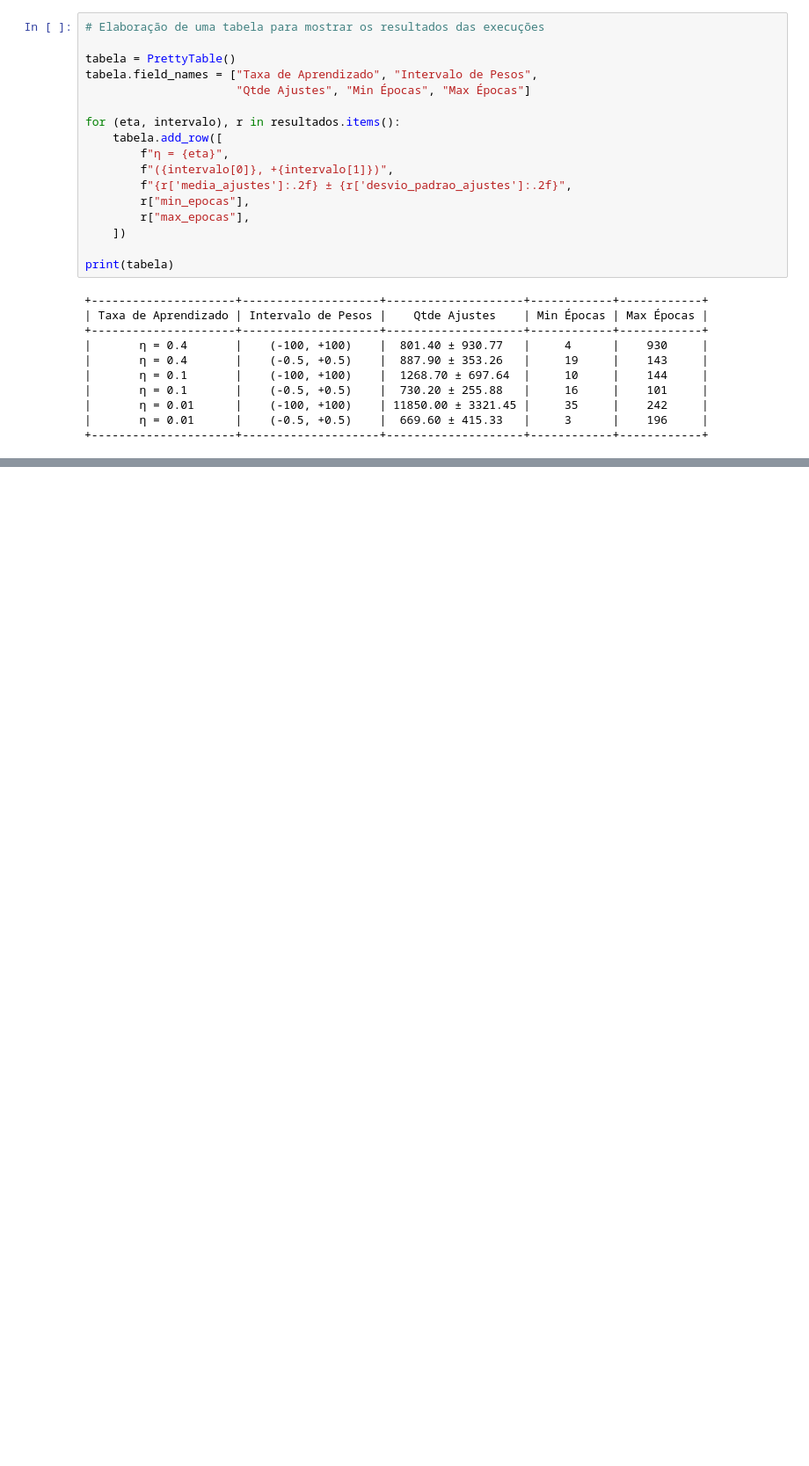
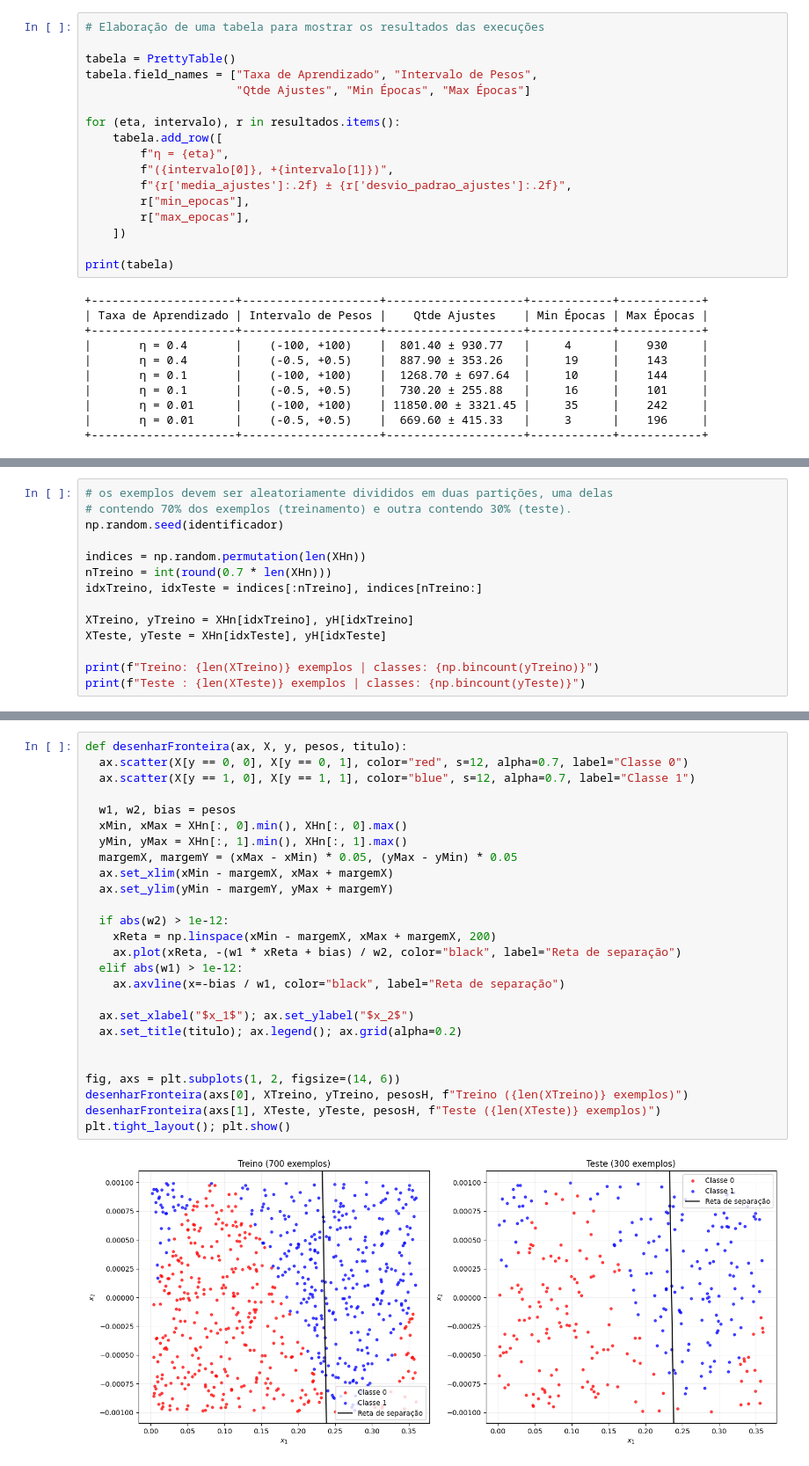
Before and after one commit to klissiadev/PP2.1_Perceptron, a Jupyter notebook: PP21_Perceptron.ipynb, the cells around one changed output, grey strips where cells are left out. Shown at 88% size. Drawn from its saved outputs; the diff is of its cells as text; blank space fills up the shorter version.

```diff
--- a/PP21_Perceptron.ipynb
+++ b/PP21_Perceptron.ipynb
@@ -331,0 +352,14 @@ plt.show()
+# %%
+# os exemplos devem ser aleatoriamente divididos em duas partições, uma delas
+# contendo 70% dos exemplos (treinamento) e outra contendo 30% (teste).
+np.random.seed(identificador)
+
+indices = np.random.permutation(len(XHn))
+nTreino = int(round(0.7 * len(XHn)))
+idxTreino, idxTeste = indices[:nTreino], indices[nTreino:]
+
+XTreino, yTreino = XHn[idxTreino], yH[idxTreino]
+XTeste, yTeste = XHn[idxTeste], yH[idxTeste]
+
+print(f"Treino: {len(XTreino)} exemplos | classes: {np.bincount(yTreino)}")
+print(f"Teste : {len(XTeste)} exemplos | classes: {np.bincount(yTeste)}")
@@ -331,0 +468,28 @@ plt.show()
+# %%
+def desenharFronteira(ax, X, y, pesos, titulo):
+  ax.scatter(X[y == 0, 0], X[y == 0, 1], color="red", s=12, alpha=0.7, label="Classe 0")
+  ax.scatter(X[y == 1, 0], X[y == 1, 1], color="blue", s=12, alpha=0.7, label="Classe 1")
+
+  w1, w2, bias = pesos
+  xMin, xMax = XHn[:, 0].min(), XHn[:, 0].max()
+  yMin, yMax = XHn[:, 1].min(), XHn[:, 1].max()
+  margemX, margemY = (xMax - xMin) * 0.05, (yMax - yMin) * 0.05
+  ax.set_xlim(xMin - margemX, xMax + margemX)
+  ax.set_ylim(yMin - margemY, yMax + margemY)
+
+  if abs(w2) > 1e-12:
+    xReta = np.linspace(xMin - margemX, xMax + margemX, 200)
+    ax.plot(xReta, -(w1 * xReta + bias) / w2, color="black", label="Reta de separação")
+  elif abs(w1) > 1e-12:
+    ax.axvline(x=-bias / w1, color="black", label="Reta de separação")
+
+  ax.set_xlabel("$x_1$"); ax.set_ylabel("$x_2$")
+  ax.set_title(titulo); ax.legend(); ax.grid(alpha=0.2)
+
+
+fig, axs = plt.subplots(1, 2, figsize=(14, 6))
+desenharFronteira(axs[0], XTreino, yTreino, pesosH, f"Treino ({len(XTreino)} exemplos)")
+desenharFronteira(axs[1], XTeste, yTeste, pesosH, f"Teste ({len(XTeste)} exemplos)")
+plt.tight_layout(); plt.show()
+# %% [output]
+[figure, added]
```
Also changed, not shown: parts of 12 cells of this notebook.
